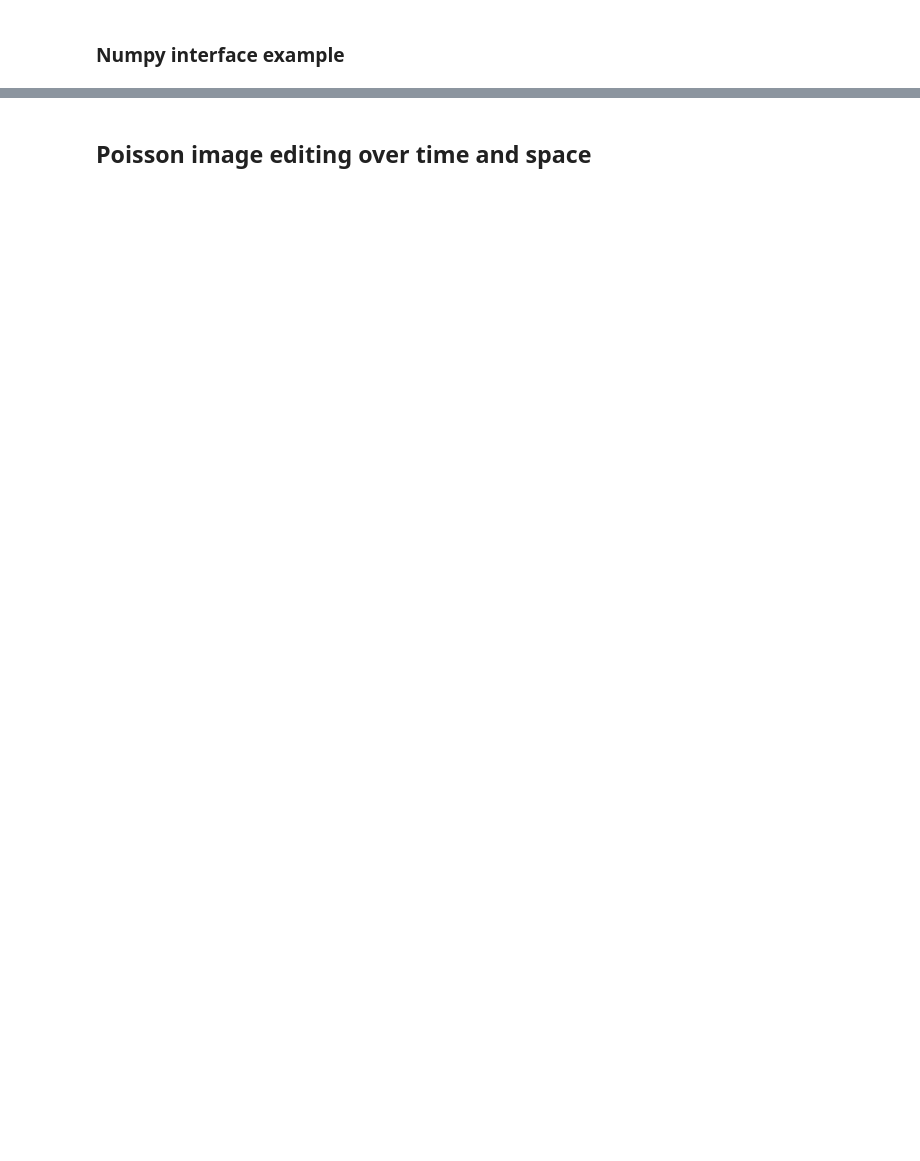
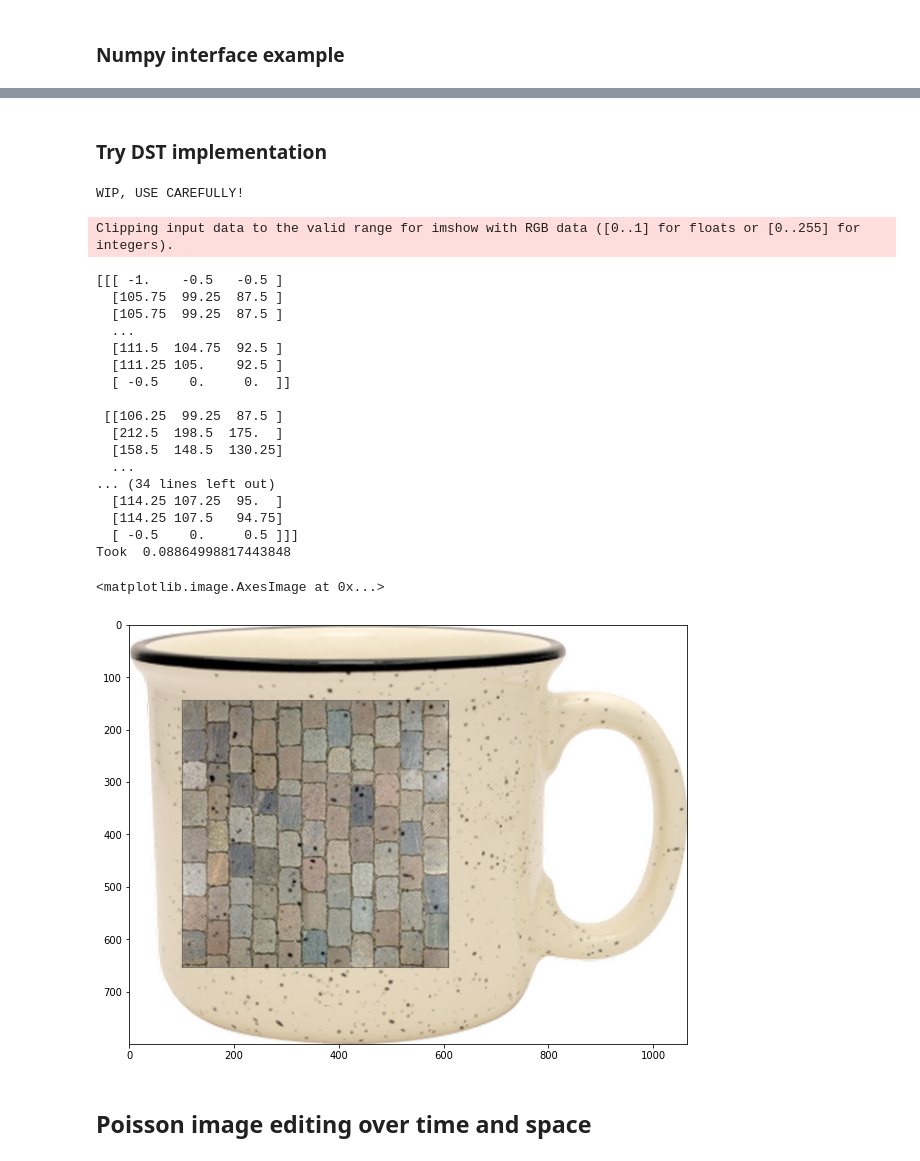
Before and after one commit to matt-baugh/pytorch-poisson-image-editing, a Jupyter notebook: examples.ipynb, the cells around one changed output, grey strips where cells are left out. Cells and saved outputs as stored; diff of their text form; code cells hidden in the pictures; blank space fills up the shorter version.

Commit message:
Try implementing blending with discrete sine transform

```diff
--- a/examples.ipynb
+++ b/examples.ipynb
@@ -142,3 +210,34 @@ plt.imshow(np_diff / 255)
+# %% [markdown]
+### Try DST implementation
+# %%
+start = time()
+np_res = pietorch.blend_dst_numpy(np_target, np_source, np_mask, np_corner_coord, True, channels_dim=2)
+print('Took ', time() - start)
+
+plt.figure(figsize=(10, 8))
+plt.imshow(np_res / 255)
+# %% [output]
+WIP, USE CAREFULLY!
+Clipping input data to the valid range for imshow with RGB data ([0..1] for floats or [0..255] for integers).
+[[[ -1.    -0.5   -0.5 ]
+  [105.75  99.25  87.5 ]
+  [105.75  99.25  87.5 ]
+  ...
+  [111.5  104.75  92.5 ]
+  [111.25 105.    92.5 ]
+  [ -0.5    0.     0.  ]]
+
+ [[106.25  99.25  87.5 ]
+  [212.5  198.5  175.  ]
+  [158.5  148.5  130.25]
+  ...
+... (34 lines left out)
+  [114.25 107.25  95.  ]
+  [114.25 107.5   94.75]
+  [ -0.5    0.     0.5 ]]]
+Took  0.08864998817443848
+<matplotlib.image.AxesImage at 0x...>
+[figure, added]
 # %% [markdown]
 ## Poisson image editing over time and space
 # %%
```
Also changed, not shown: parts of 30 cells of this notebook, 2 other files.
